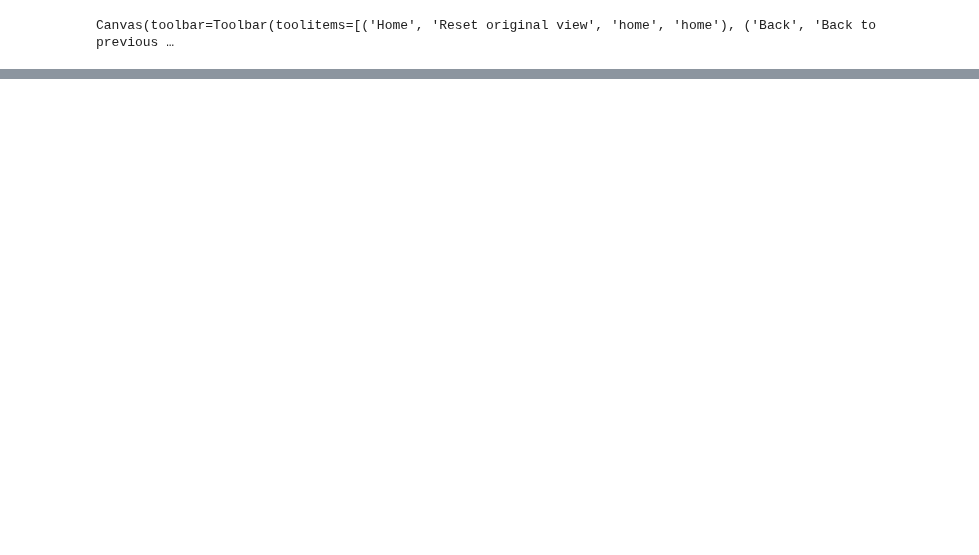
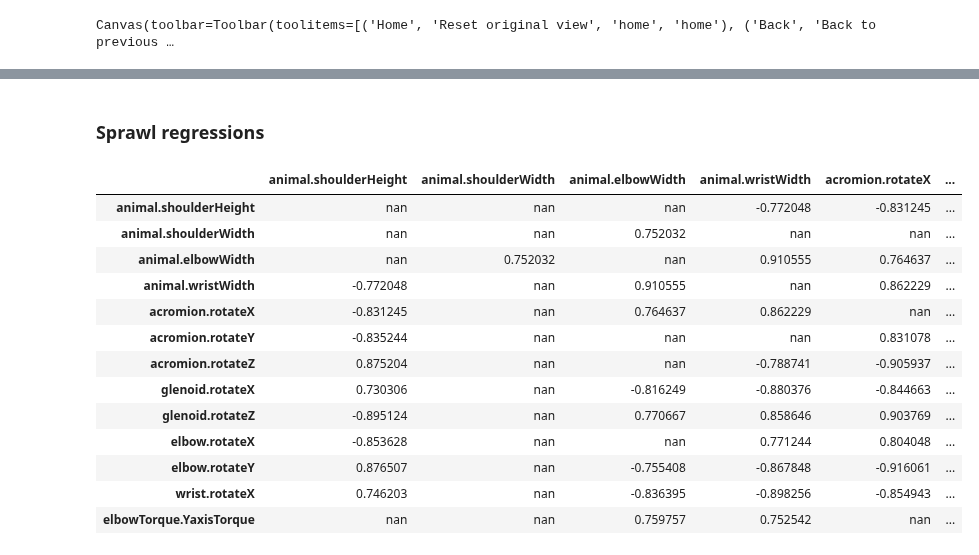
Before and after one commit to popscallion/DeepLabCut, a Jupyter notebook: deadROMM/ch4Analyses.ipynb, the cells around one changed output, grey strips where cells are left out. Cells and saved outputs as stored; diff of their text form; code cells hidden in the pictures; blank space fills up the shorter version.

```diff
--- a/deadROMM/ch4Analyses.ipynb
+++ b/deadROMM/ch4Analyses.ipynb
@@ -366,0 +984,41 @@ Canvas(toolbar=Toolbar(toolitems=[('Home', 'Reset original view', 'home', 'home'
+# %% [markdown]
+### Sprawl regressions
+# %%
+pd.set_option('display.max_rows', None)
+df_for_corr = all_raw.drop(columns=['frame', 'animal.translateX', 'animal.translateY', 'animal.translateZ',
+       'animal.rotateX', 'animal.rotateY', 'animal.rotateZ','time_s', 'dt_elapsed_s', 'species', 'individual', 'condition', 'meta.spineBendRange',
+       'meta.shoulderLARRange', 'meta.midstanceHeight','travel_velocity_X','glenoid.power','elbow.power' ,'glenoid.angular_v_X', 'glenoid.angular_v_Y',
+       'glenoid.angular_v_Z', 'elbow.angular_v_X', 'elbow.angular_v_Y','glenoidTorque.XaxisMomentArm',
+       'glenoidTorque.YaxisMomentArm', 'glenoidTorque.ZaxisMomentArm',
+       'glenoidTorque.XaxisTorque', 'glenoidTorque.YaxisTorque',
+       'glenoidTorque.ZaxisTorque', 'elbowTorque.XaxisMomentArm',
+       'elbowTorque.YaxisMomentArm', 'elbowTorque.ZaxisMomentArm','acromion.translateX',
+       'acromion.translateY', 'acromion.translateZ','elbow.translateX',
+       'elbow.translateY', 'elbow.translateZ','glenoid.translateX',
+       'glenoid.translateY', 'glenoid.translateZ','wrist.translateX',
+       'wrist.translateY', 'wrist.translateZ',
+       'elbow.angular_v_Z'])
+corr=df_for_corr.corr()
+corr[abs(corr)<0.7] = np.nan
+corr[corr==1.0] = np.nan
+
+corr = corr.dropna(axis=0, how='all')
+corr = corr.dropna(axis=1, how='all')
+
+corr
+corr.style.background_gradient(cmap='bwr')
+# %% [output]
+|  | animal.shoulderHeight | animal.shoulderWidth | animal.elbowWidth | animal.wristWidth | acromion.rotateX | ... |
+| animal.shoulderHeight | nan | nan | nan | -0.772048 | -0.831245 | ... |
+| animal.shoulderWidth | nan | nan | 0.752032 | nan | nan | ... |
+| animal.elbowWidth | nan | 0.752032 | nan | 0.910555 | 0.764637 | ... |
+| animal.wristWidth | -0.772048 | nan | 0.910555 | nan | 0.862229 | ... |
+| acromion.rotateX | -0.831245 | nan | 0.764637 | 0.862229 | nan | ... |
+| acromion.rotateY | -0.835244 | nan | nan | nan | 0.831078 | ... |
+| acromion.rotateZ | 0.875204 | nan | nan | -0.788741 | -0.905937 | ... |
+| glenoid.rotateX | 0.730306 | nan | -0.816249 | -0.880376 | -0.844663 | ... |
+| glenoid.rotateZ | -0.895124 | nan | 0.770667 | 0.858646 | 0.903769 | ... |
+| elbow.rotateX | -0.853628 | nan | nan | 0.771244 | 0.804048 | ... |
+| elbow.rotateY | 0.876507 | nan | -0.755408 | -0.867848 | -0.916061 | ... |
+| wrist.rotateX | 0.746203 | nan | -0.836395 | -0.898256 | -0.854943 | ... |
+| elbowTorque.YaxisTorque | nan | nan | 0.759757 | 0.752542 | nan | ... |
```
Also changed, not shown: parts of 40 cells of this notebook.
